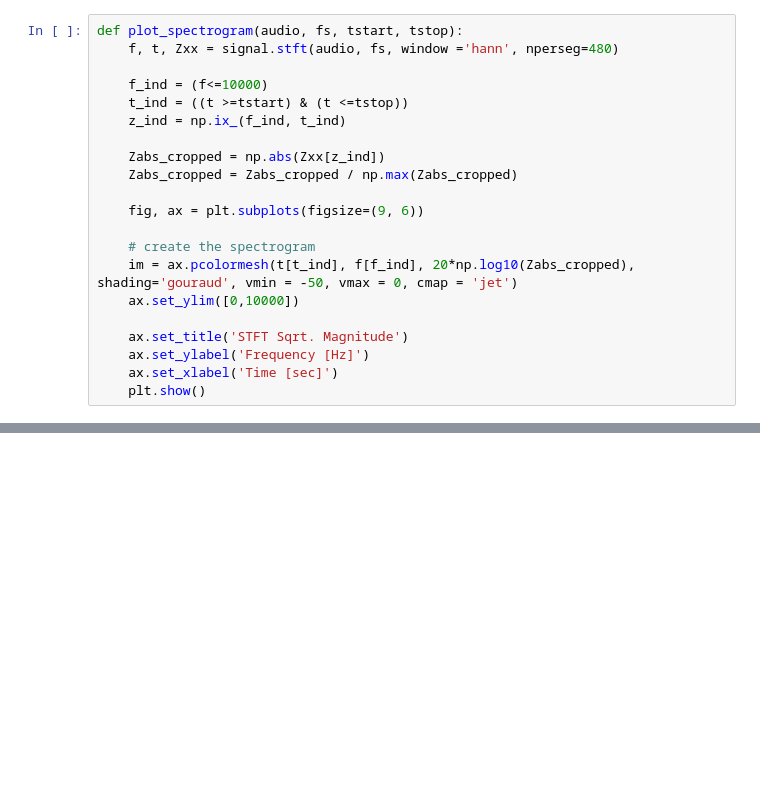
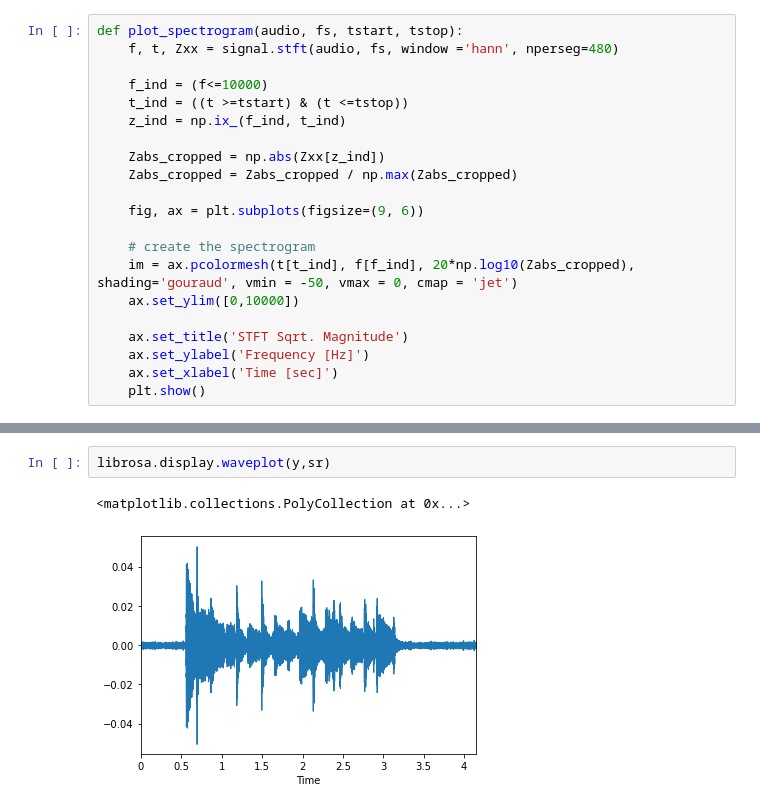
Before and after one commit to CarlOfHoly/tab-generator, a Jupyter notebook: backend/algorithms/exploration/Untitled.ipynb, the cells around one changed output, grey strips where cells are left out. Saved outputs shown, nothing was run; the diff lists cells and outputs as text; blank space fills up the shorter version.

```diff
--- a/backend/algorithms/exploration/Untitled.ipynb
+++ b/backend/algorithms/exploration/Untitled.ipynb
@@ -41,0 +79,5 @@ plot_spectrogram(audio, fs, 0, 3)
+# %%
+librosa.display.waveplot(y,sr)
+# %% [output]
+<matplotlib.collections.PolyCollection at 0x...>
+[figure, added]
```
Also changed, not shown: parts of 8 cells of this notebook.
